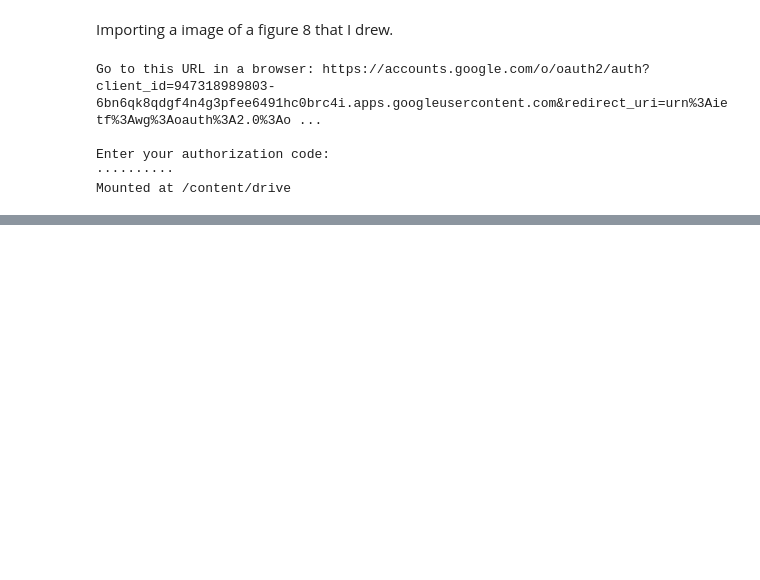
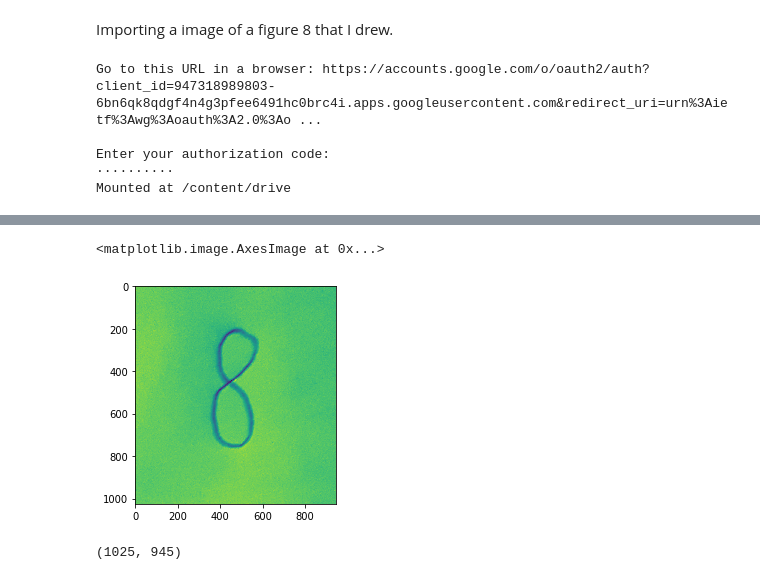
Before and after one commit to baldpanda/mnist, a Jupyter notebook: mnist.ipynb, the cells around one changed output, grey strips where cells are left out. Cells and saved outputs as stored; diff of their text form; code cells hidden in the pictures; blank space fills up the shorter version.

```diff
--- a/mnist.ipynb
+++ b/mnist.ipynb
@@ -261,0 +248,7 @@ list(fig_eight.getdata())
+# %%
+fig_eight_greyscale = fig_eight.convert('L')
+# %%
+plt.imshow(fig_eight_greyscale)
+# %% [output]
+<matplotlib.image.AxesImage at 0x...>
+[figure, added]
@@ -261,0 +257,4 @@ list(fig_eight.getdata())
+# %%
+np_fig_eight_greyscale.shape
+# %% [output]
+(1025, 945)
```
Also changed, not shown: parts of 18 cells of this notebook.
